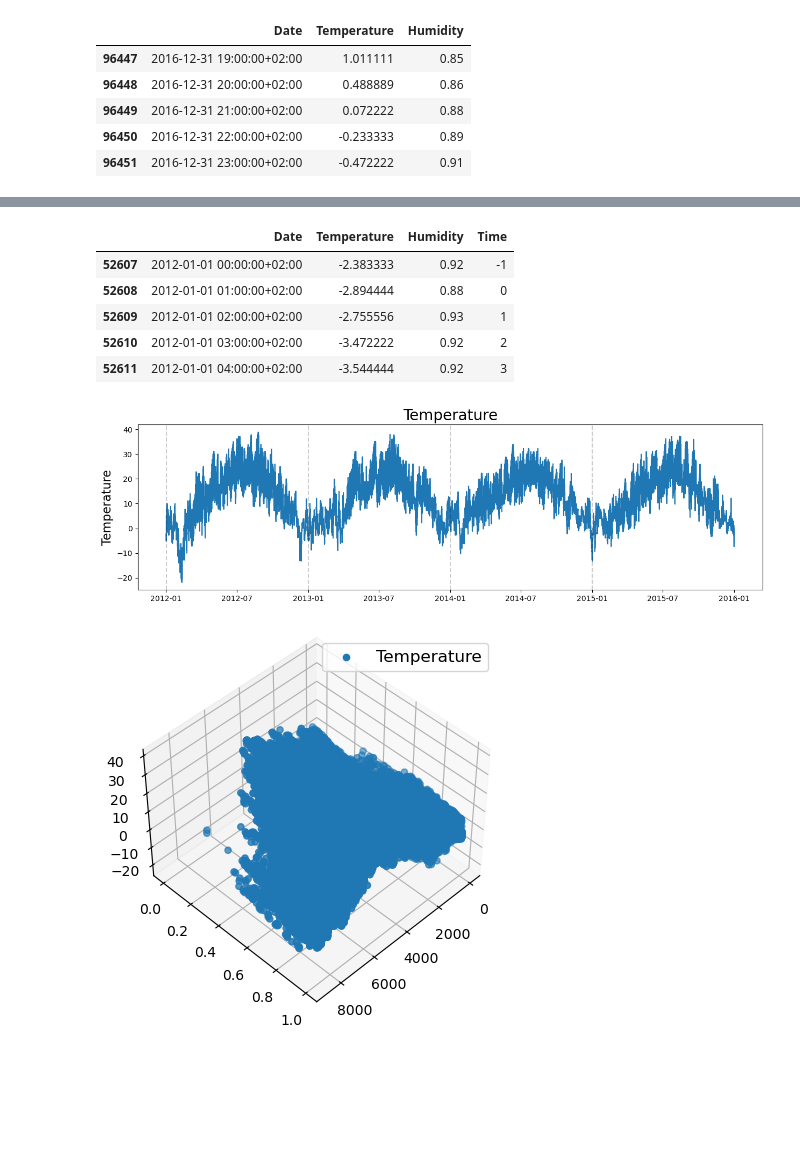
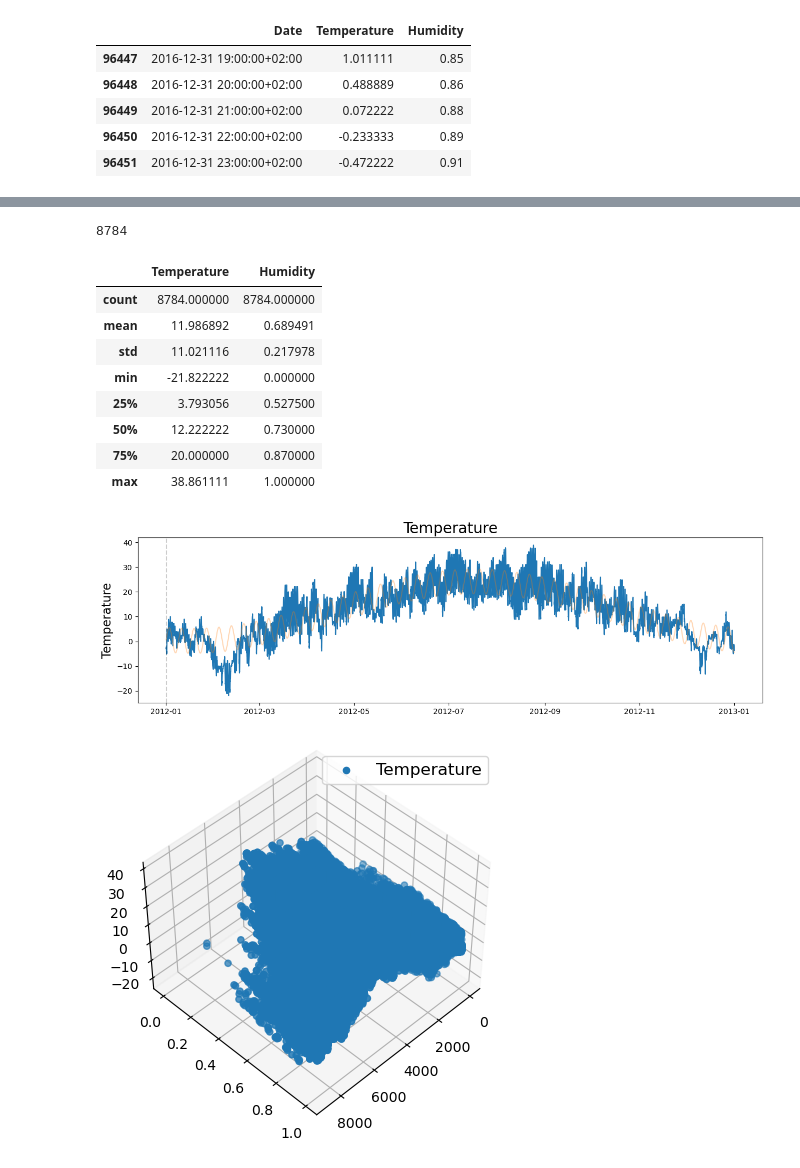
Before and after one commit to KevalGandhi/Time-Series-Learning, a Jupyter notebook: Linear Regression Testing.ipynb, the cells around one changed output, grey strips where cells are left out. Saved outputs shown, nothing was run; the diff lists cells and outputs as text; code cells hidden in the pictures; blank space fills up the shorter version.

```diff
--- a/Linear Regression Testing.ipynb
+++ b/Linear Regression Testing.ipynb
@@ -92,7 +91,7 @@ Model Fitting Time: 6.681777000427246
 | 96451 | 2016-12-31 23:00:00+02:00 | -0.472222 | 0.91 | 8782 |
 # %%
 start_date = pd.to_datetime('2012-01-01 00:00:00+02:00', utc = True).tz_convert('Egypt')
-end_date = x = pd.to_datetime('2016-01-01 00:00:00+02:00', utc = True).tz_convert('Egypt')
+end_date = x = pd.to_datetime('2013-01-01 00:00:00+02:00', utc = True).tz_convert('Egypt')
 
 start_row = list(np.where(weather_his['Date'] == start_date))[0][0]
 end_row = list(np.where(weather_his['Date'] == end_date))[0][0]
@@ -100,23 +99,38 @@ end_row = list(np.where(weather_his['Date'] == end_date))[0][0]
 train_data = weather_his.iloc[start_row:end_row]
 test_data = weather_his.iloc[end_row: ]
 
+print(len(train_data))
+
 train_data.head()
+train_data.describe()
 # %% [output]
+8784
-|  | Date | Temperature | Humidity | Time |
-| 52607 | 2012-01-01 00:00:00+02:00 | -2.383333 | 0.92 | -1 |
-| 52608 | 2012-01-01 01:00:00+02:00 | -2.894444 | 0.88 | 0 |
-| 52609 | 2012-01-01 02:00:00+02:00 | -2.755556 | 0.93 | 1 |
-| 52610 | 2012-01-01 03:00:00+02:00 | -3.472222 | 0.92 | 2 |
-| 52611 | 2012-01-01 04:00:00+02:00 | -3.544444 | 0.92 | 3 |
+|  | Temperature | Humidity |
+| count | 8784.000000 | 8784.000000 |
+| mean | 11.986892 | 0.689491 |
+| std | 11.021116 | 0.217978 |
+| min | -21.822222 | 0.000000 |
+| 25% | 3.793056 | 0.527500 |
+| 50% | 12.222222 | 0.730000 |
+| 75% | 20.000000 | 0.870000 |
+| max | 38.861111 | 1.000000 |
 # %%
 plt.figure(figsize=(15,4))
 plt.plot(train_data.Date, train_data.Temperature)
 plt.title('Temperature', fontsize=20)
 plt.ylabel('Temperature', fontsize=16)
 for year in range(start_date.year, end_date.year):
     plt.axvline(pd.to_datetime(str(year)+'-01-01'), color='k', linestyle='--', alpha=0.2)
+
+t = np.arange(len(train_data))
+yearsine = np.array([12*np.sin(2*np.pi * i/(24*365)-24*15) + 12.19 for i in t])
+dailysine = np.array([5*np.sin(2*np.pi * i/(24*8)) for i in t])
+
+plt.plot(train_data.Date, yearsine+dailysine, alpha = 0.3)
+#plt.plot(train_data.Date, yearsine)
+plt.show()
 # %% [output]
-[figure, old version]
+[figure, new version]
 # %%
 mpl.rcParams['legend.fontsize'] = 12
 
```
Also changed, not shown: parts of 7 cells of this notebook.
